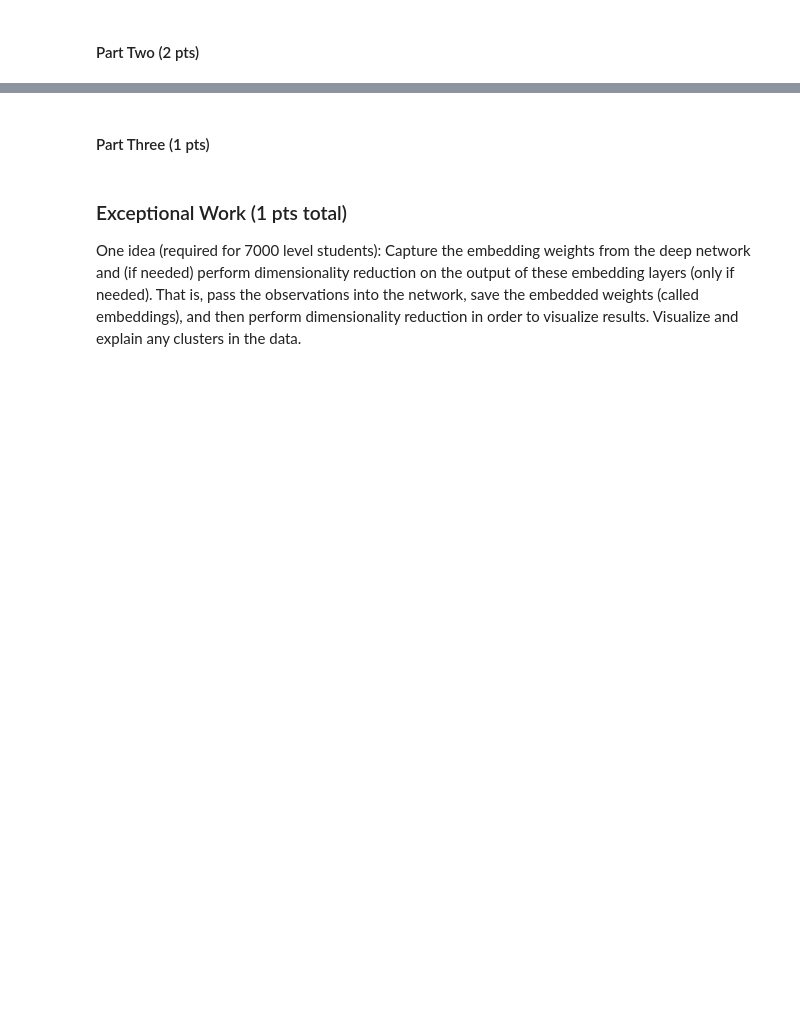
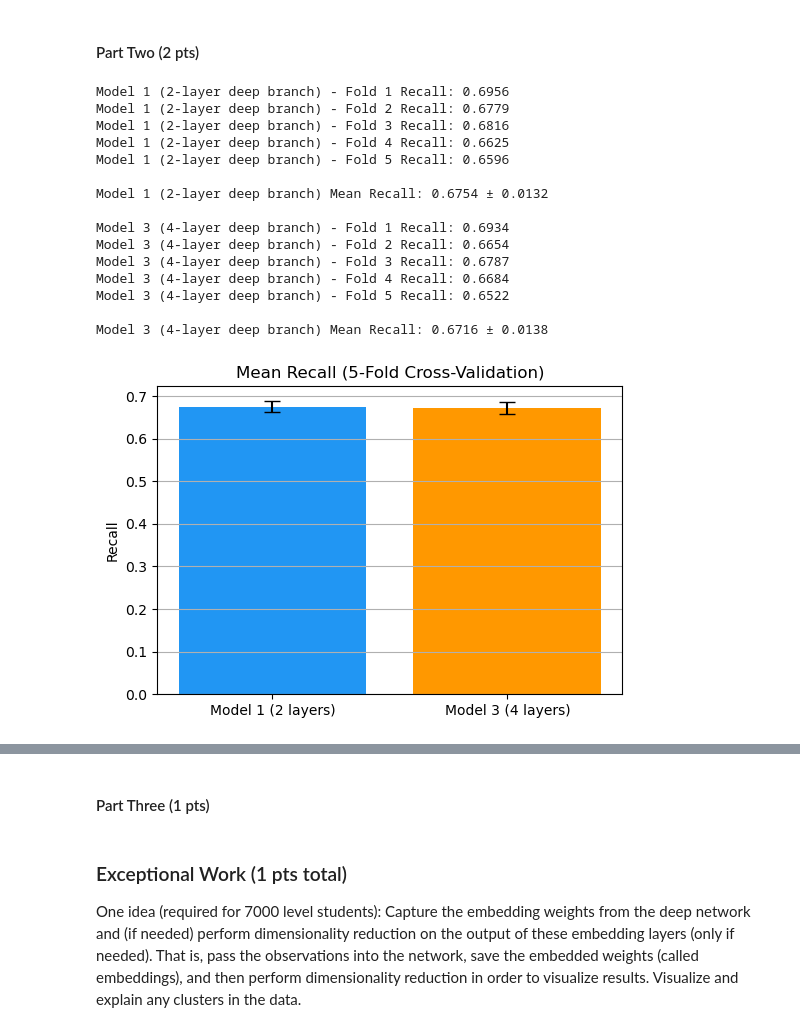
Before and after one commit to alexchans/ML_labs, a Jupyter notebook: labs/lab5.ipynb, the cells around one changed output, grey strips where cells are left out. Drawn from its saved outputs; the diff is of its cells as text; code cells hidden in the pictures; blank space fills up the shorter version.

```diff
--- a/labs/lab5.ipynb
+++ b/labs/lab5.ipynb
@@ -274,2 +261,66 @@ Model 3 (32,16,dropout=0.1): Best Validation Recall = 0.6664
 # %% [markdown]
 #### Part Two (2 pts)
+# %%
+from sklearn.metrics import recall_score
+import numpy as np
+import matplotlib.pyplot as plt
+
+# --- Cross-validation using existing skf ---
+def cross_validate_model(num_layers, model_name):
+    recalls = []
+
+    for fold, (train_idx, val_idx) in enumerate(skf.split(X_train, y_train), 1):
+        X_tr, X_val = X_train.iloc[train_idx], X_train.iloc[val_idx]
+        y_tr, y_val = y_train.iloc[train_idx], y_train.iloc[val_idx]
+
+        model = build_wide_deep_model(num_layers=num_layers, hidden_units=64, dropout_rate=0.2)
+        model.fit(
+            X_tr, y_tr,
+            validation_data=(X_val, y_val),
+            epochs=20,
+            batch_size=256,
+            verbose=0
+        )
+
+        y_pred = (model.predict(X_val, verbose=0) > 0.5).astype(int)
+        recall = recall_score(y_val, y_pred)
+        recalls.append(recall)
+        print(f"{model_name} - Fold {fold} Recall: {recall:.4f}")
+
+    mean_recall = np.mean(recalls)
+    std_recall = np.std(recalls)
+    print(f"\n{model_name} Mean Recall: {mean_recall:.4f} ± {std_recall:.4f}\n")
+    return mean_recall, std_recall
+
+# --- Evaluate Model 1 (2-layer) and Model 3 (4-layer) ---
+mean1, std1 = cross_validate_model(2, "Model 1 (2-layer deep branch)")
+mean3, std3 = cross_validate_model(4, "Model 3 (4-layer deep branch)")
+
+# --- Plot recall comparison ---
+models = ["Model 1 (2 layers)", "Model 3 (4 layers)"]
+means = [mean1, mean3]
+stds = [std1, std3]
+
+plt.figure(figsize=(6,4))
+plt.bar(models, means, yerr=stds, capsize=6, color=["#2196F3", "#FF9800"])
+plt.title("Mean Recall (5-Fold Cross-Validation)")
+plt.ylabel("Recall")
+plt.grid(axis='y')
+plt.show()
+# %% [output]
+Model 1 (2-layer deep branch) - Fold 1 Recall: 0.6956
+Model 1 (2-layer deep branch) - Fold 2 Recall: 0.6779
+Model 1 (2-layer deep branch) - Fold 3 Recall: 0.6816
+Model 1 (2-layer deep branch) - Fold 4 Recall: 0.6625
+Model 1 (2-layer deep branch) - Fold 5 Recall: 0.6596
+
+Model 1 (2-layer deep branch) Mean Recall: 0.6754 ± 0.0132
+
+Model 3 (4-layer deep branch) - Fold 1 Recall: 0.6934
+Model 3 (4-layer deep branch) - Fold 2 Recall: 0.6654
+Model 3 (4-layer deep branch) - Fold 3 Recall: 0.6787
+Model 3 (4-layer deep branch) - Fold 4 Recall: 0.6684
+Model 3 (4-layer deep branch) - Fold 5 Recall: 0.6522
+
+Model 3 (4-layer deep branch) Mean Recall: 0.6716 ± 0.0138
+[figure, added]
```
Also changed, not shown: parts of 2 cells of this notebook.
